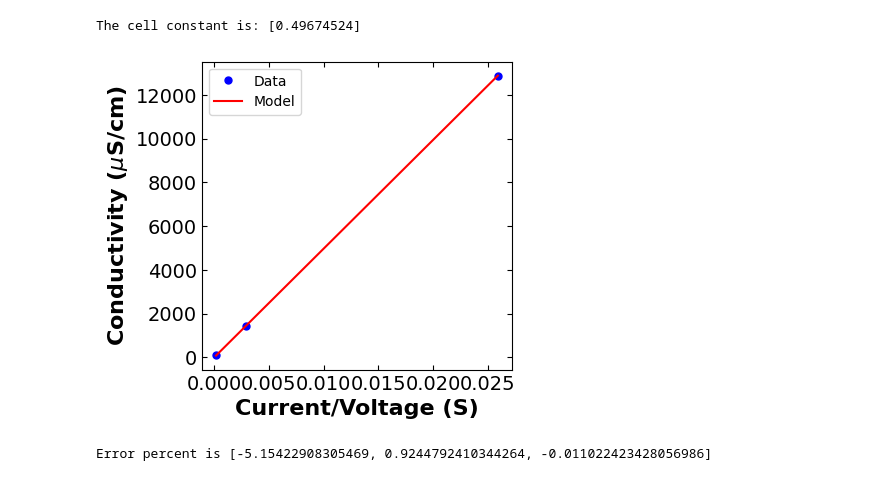
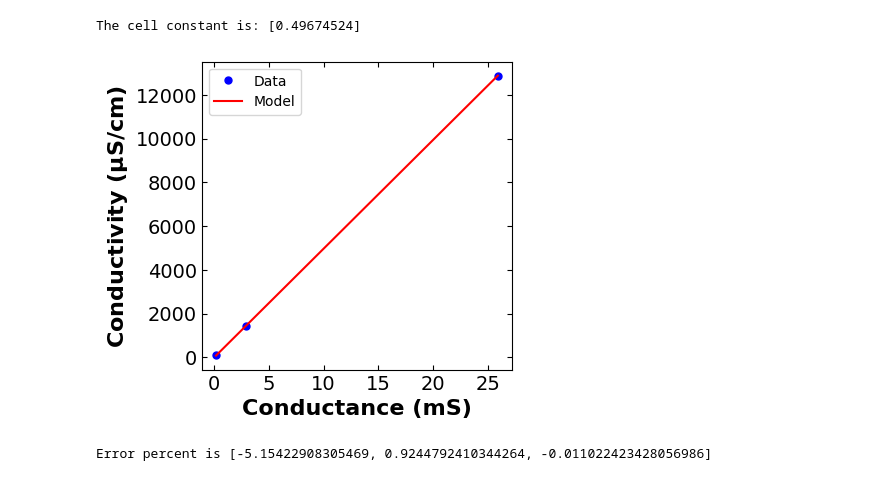
Before and after one commit to dowlinglab/salts-conductivity-modelling, a Jupyter notebook: Probe_calibration.ipynb, the cells around one changed output. Cells and saved outputs as stored; diff of their text form; code cells hidden in the pictures.

Commit message:
Updated figures

```diff
--- a/Probe_calibration.ipynb
+++ b/Probe_calibration.ipynb
@@ -75,28 +75,23 @@ print(f"The cell constant is: {cell_constant}")
 # %% [output]
 The cell constant is: [0.49674524]
 # %%
-# concentration range
-current_divide_voltage_plot = current_divide_voltage
-n_data_plot = len(current_divide_voltage_plot)
+# evaluating model predictions
+cond_pred = np.matmul(beta_hat, np.transpose(X))
 
-# predictors matrix of model
-X_plot = np.ones((n_data_plot, 1))
-X_plot[:, 0] = current_divide_voltage_plot
-
-# predicted conductivity
-cond_plot = np.matmul(beta_hat, np.transpose(X_plot))
+# conductance in mS
+current_divide_voltage_plot = [current_divide_voltage[i] * 1000 for i in range(n_data)]
 
 # making plots comparison of data and prediction
 fig = plt.figure(figsize=(4,4))
-plt.plot(current_divide_voltage, cond, "b.", markersize=10, label="Data")
-plt.plot(current_divide_voltage_plot, cond_plot, "r-", label="Model")
-plt.xlabel("Current/Voltage (S)", fontsize=16,fontweight='bold')
-plt.ylabel("Conductivity ($\mu$S/cm)", fontsize=16,fontweight='bold')
+plt.plot(current_divide_voltage_plot, cond, "b.", markersize=10, label="Data")
+plt.plot(current_divide_voltage_plot, cond_pred, "r-", label="Model")
+plt.xlabel("Conductance (mS)", fontsize=16,fontweight='bold')
+plt.ylabel("Conductivity ($\mathbf{\mu}$S/cm)", fontsize=16,fontweight='bold')
 plt.xticks(fontsize=14)
 plt.yticks(fontsize=14)
 plt.tick_params(direction="in",top=True, right=True)
 plt.legend()
 plt.show()
 # %% [output]
-[figure, old version]
+[figure, new version]
 # %%
```
Also changed, not shown: parts of 1 cell of this notebook, 13 other files.
